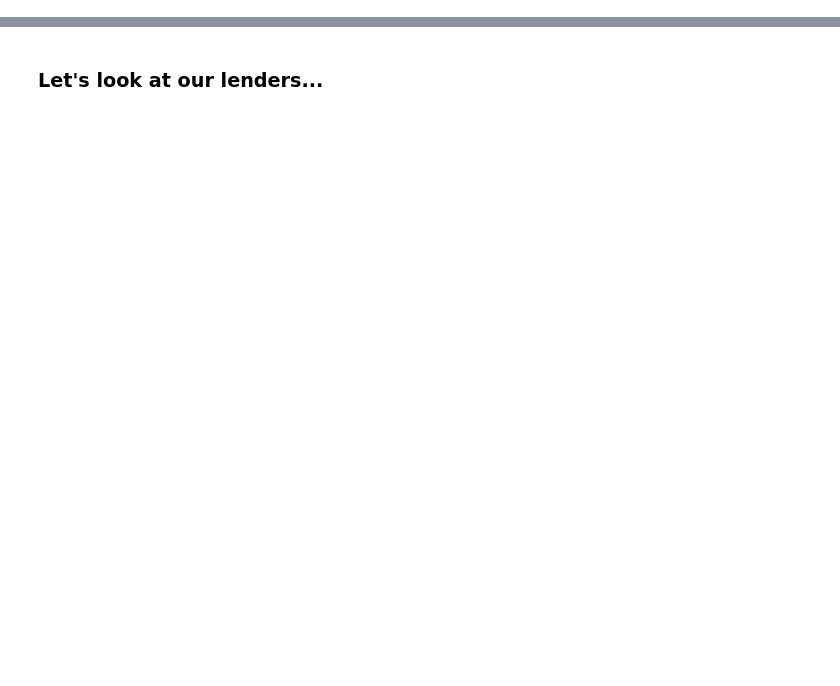
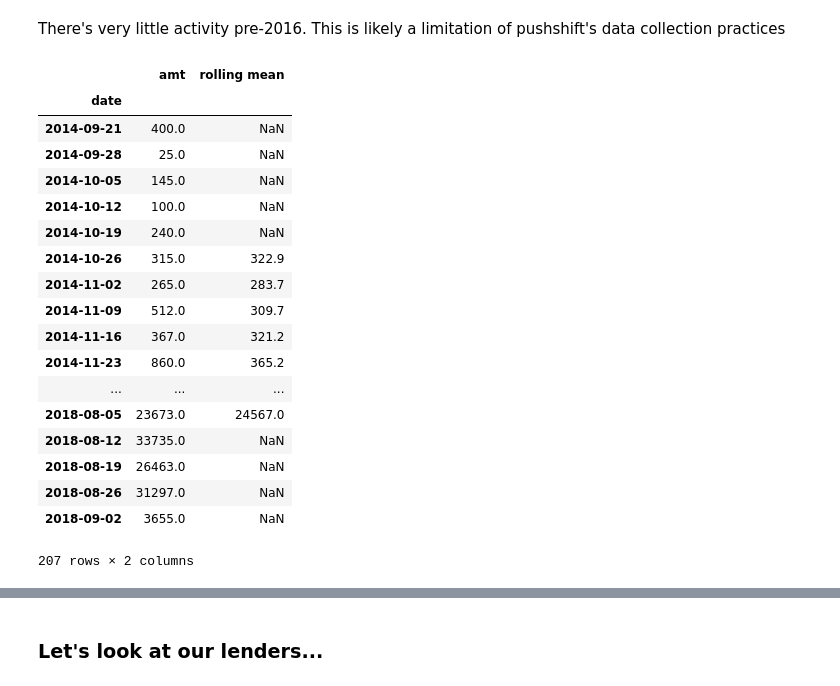
Before and after one commit to qbatten/rborrow, a Jupyter notebook: notebooks/Borrow.ipynb, the cells around one changed output, grey strips where cells are left out. Drawn from its saved outputs; the diff is of its cells as text; code cells hidden in the pictures; blank space fills up the shorter version.

```diff
--- a/notebooks/Borrow.ipynb
+++ b/notebooks/Borrow.ipynb
@@ -63,0 +160,24 @@ df_time.set_index(df_time['date_h'], inplace=True)
+# %% [markdown]
+There's very little activity pre-2016. This is likely a limitation of pushshift's data collection practices
+# %%
+df_m
+# %% [output]
+|  | amt | rolling mean |
+| date |  |  |
+| 2014-09-21 | 400.0 | NaN |
+| 2014-09-28 | 25.0 | NaN |
+| 2014-10-05 | 145.0 | NaN |
+| 2014-10-12 | 100.0 | NaN |
+| 2014-10-19 | 240.0 | NaN |
+| 2014-10-26 | 315.0 | 322.9 |
+| 2014-11-02 | 265.0 | 283.7 |
+| 2014-11-09 | 512.0 | 309.7 |
+| 2014-11-16 | 367.0 | 321.2 |
+| 2014-11-23 | 860.0 | 365.2 |
+| ... | ... | ... |
+| 2018-08-05 | 23673.0 | 24567.0 |
+| 2018-08-12 | 33735.0 | NaN |
+| 2018-08-19 | 26463.0 | NaN |
+| 2018-08-26 | 31297.0 | NaN |
+| 2018-09-02 | 3655.0 | NaN |
+207 rows × 2 columns
```
Also changed, not shown: parts of 39 cells of this notebook, 7 other files.
